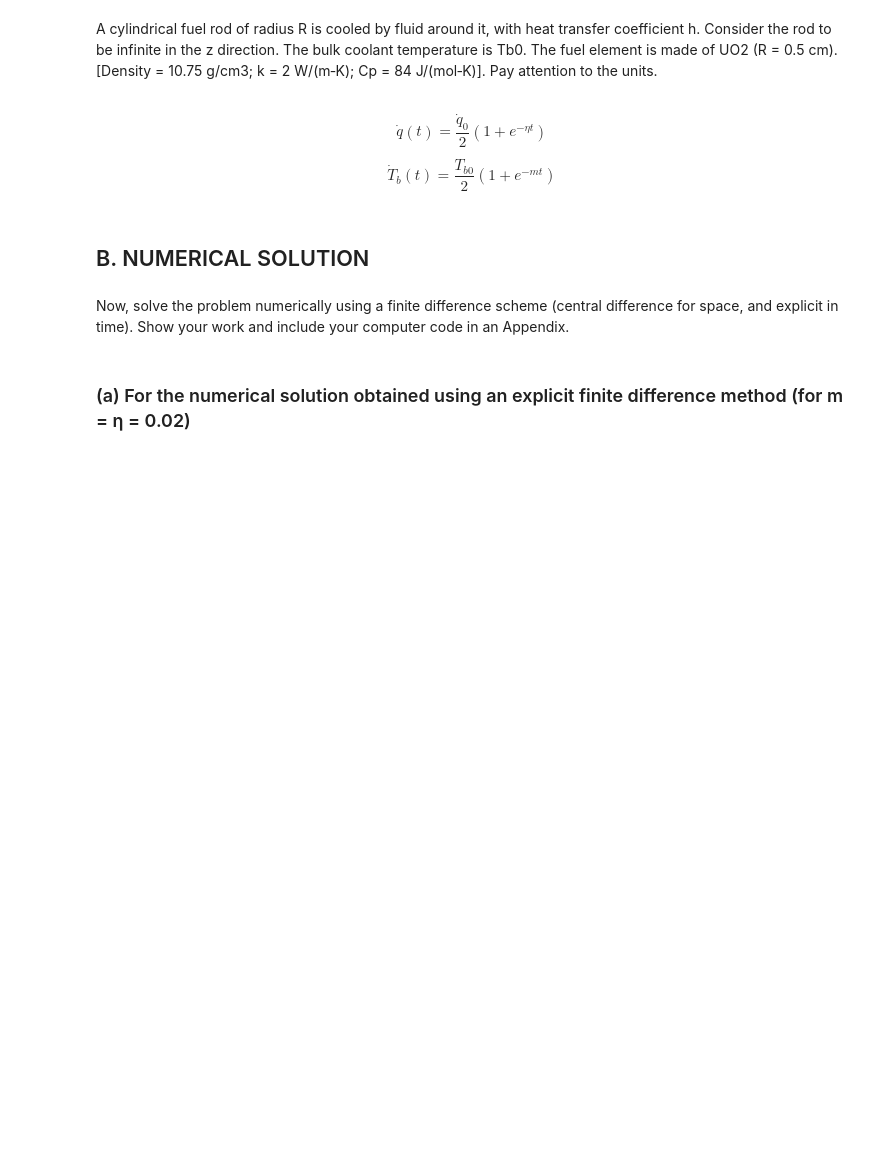
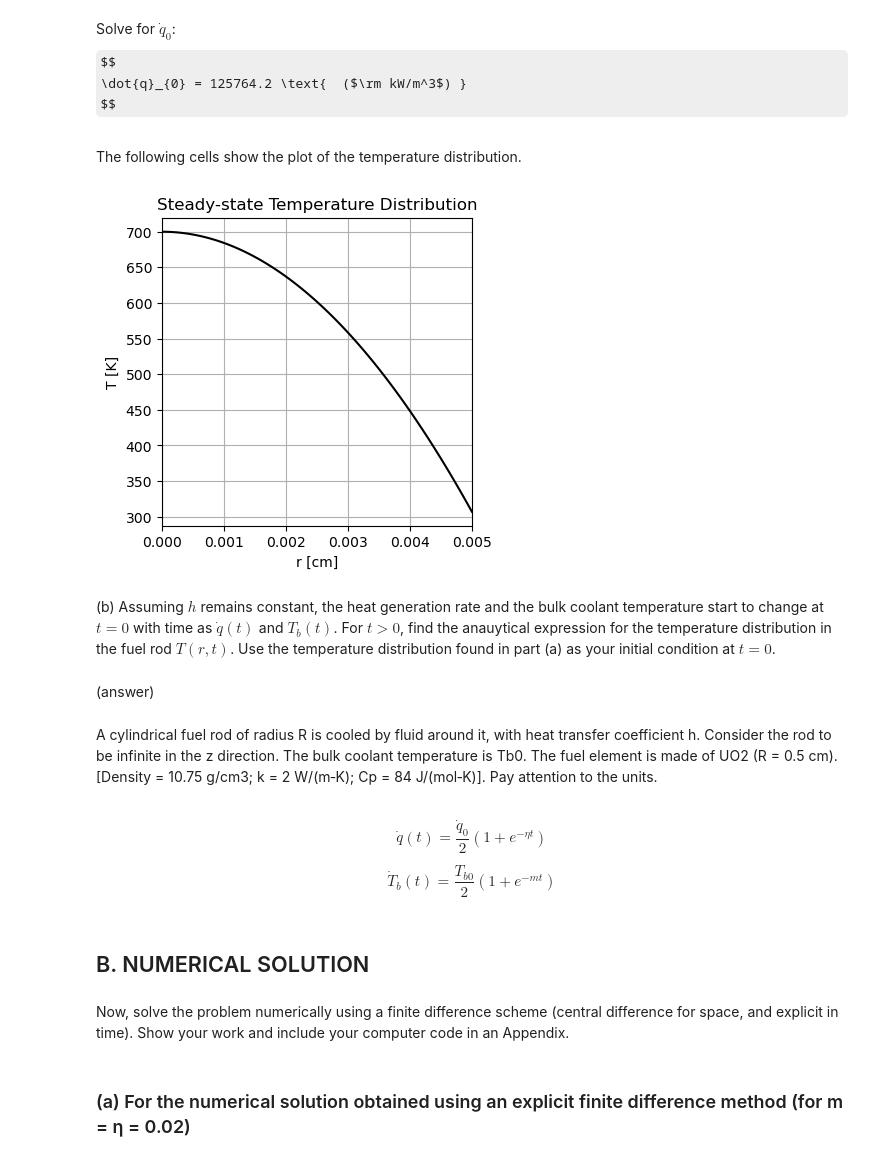
Before and after one commit to kkazuma19/HW501, a Jupyter notebook: CP2.ipynb, the cells around one changed output. Drawn from its saved outputs; the diff is of its cells as text; code cells hidden in the pictures; some formulas as TeX source; blank space fills up the shorter version.

```diff
--- a/CP2.ipynb
+++ b/CP2.ipynb
@@ -0,0 +72,7 @@
+# %% [markdown]
+Solve for $\dot{q}_{0}$:
+$$
+\dot{q}_{0} = 125764.2 \text{  ($\rm kW/m^3$) }
+$$
+# %% [markdown]
+The following cells show the plot of the temperature distribution.
@@ -1,3 +96,24 @@
+# %%
+# T(r) = -\frac{\dot{q}_{0}r^2}{4k} +  \frac{\dot{q}_{0}R}{2h} + \frac{\dot{q}_{0}R^2}{4k} + T_{b0}
+def T(r):
+    return -q0 * r**2 / (4*k) + q0 * R / (2*h) + q0 * R**2 / (4*k) + Tb0
+
+# plot T(r) vs r
+r = np.linspace(0, R, 100)
+fig, ax = plt.subplots(1,1, figsize=(4,4))
+ax.plot(r, T(r), 'k-')
+ax.set_xlabel('r [cm]')
+ax.set_ylabel('T [K]')
+ax.set_title('Steady-state Temperature Distribution')
+ax.grid(True)
+ax.set_xlim(0, R)
+plt.show()
+# %% [output]
+[figure, added]
+# %% [markdown]
+(b) Assuming $h$ remains constant, the heat generation rate and the bulk coolant temperature start to change at $t=0$ with time as $\dot{q}(t)$ and $T_{b}(t)$. For $t>0$, find the anauytical expression for the temperature distribution in the fuel rod $T(r,t)$. Use the temperature distribution found in part (a) as your initial condition at $t=0$.
+# %% [markdown]
+(answer)
 # %% [markdown]
 A cylindrical fuel rod of radius R is cooled by fluid around it, with heat transfer coefficient h. Consider
 the rod to be infinite in the z direction. The bulk coolant temperature is Tb0. The fuel element is made
```
Also changed, not shown: parts of 22 cells of this notebook.
